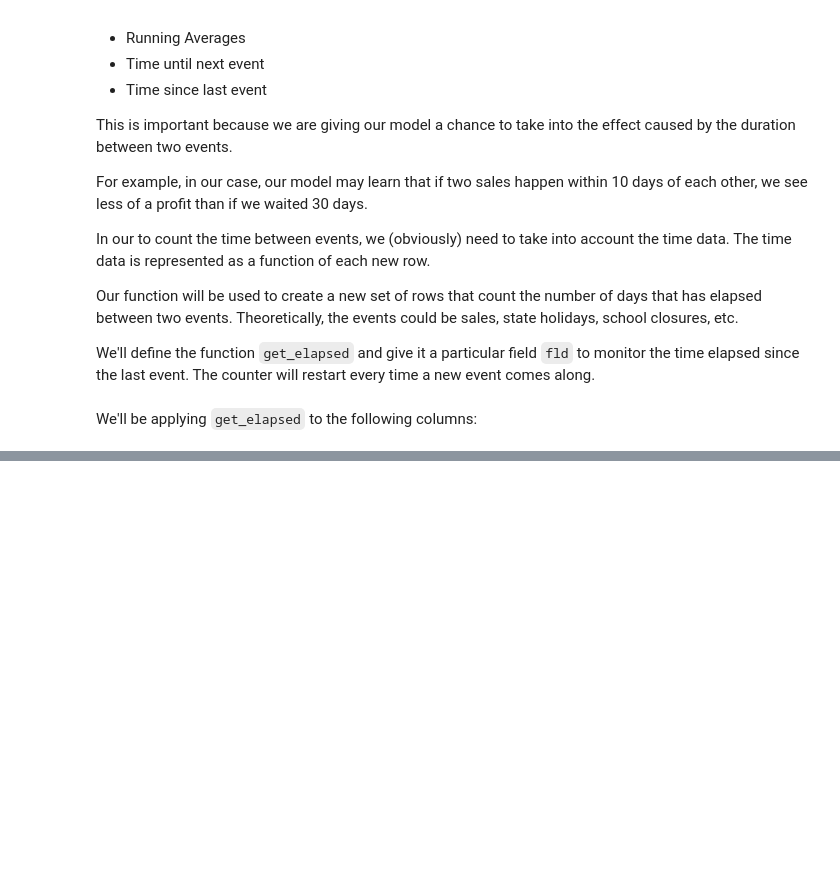
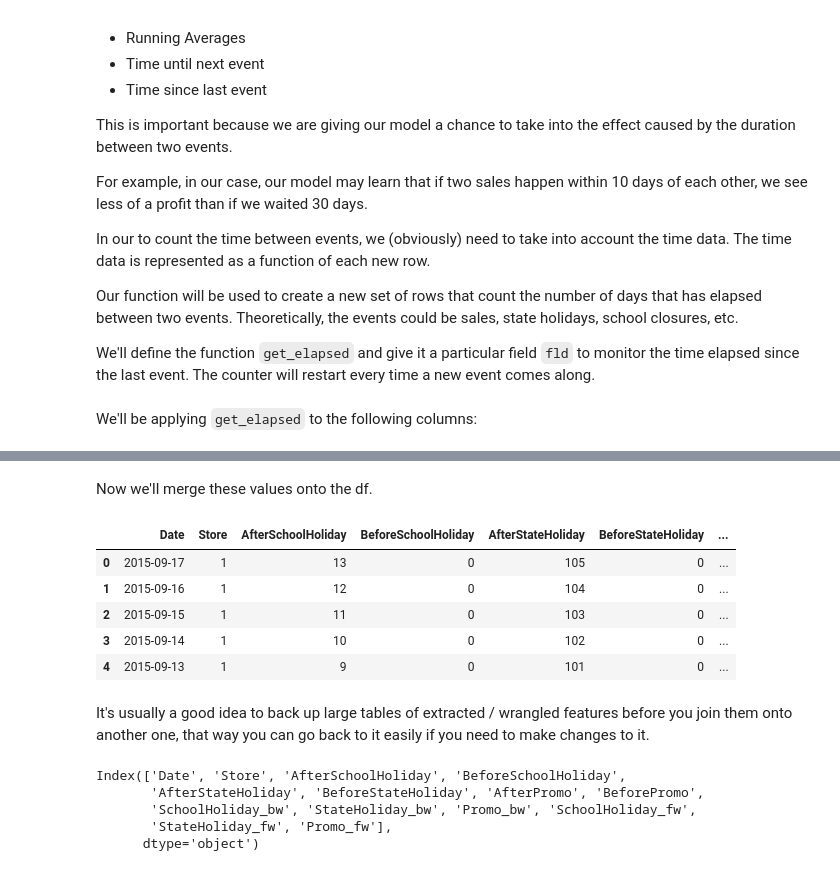
Before and after one commit to JayThibs/Machine-Learning-With-Tabular-Data, a Jupyter notebook: Rossman_Store_Sales_Tabular_Data.ipynb, the cells around one changed output, grey strips where cells are left out. Cells and saved outputs as stored; diff of their text form; code cells hidden in the pictures; blank space fills up the shorter version.

```diff
--- a/Rossman_Store_Sales_Tabular_Data.ipynb
+++ b/Rossman_Store_Sales_Tabular_Data.ipynb
@@ -299,0 +484,23 @@ df = train[columns].append(test[columns])
+# %%
+fwd.drop('Store',1,inplace=True)
+fwd.reset_index(inplace=True)
+# %%
+df.reset_index(inplace=True)
+# %% [markdown]
+Now we'll merge these values onto the df.
+# %%
+df = df.merge(bwd, 'left', ['Date', 'Store'], suffixes=['', '_bw'])
+df = df.merge(fwd, 'left', ['Date', 'Store'], suffixes=['', '_fw'])
+# %%
+df.drop(columns,1,inplace=True)
+# %%
+df.head()
+# %% [output]
+|  | Date | Store | AfterSchoolHoliday | BeforeSchoolHoliday | AfterStateHoliday | BeforeStateHoliday | ... |
+| 0 | 2015-09-17 | 1 | 13 | 0 | 105 | 0 | ... |
+| 1 | 2015-09-16 | 1 | 12 | 0 | 104 | 0 | ... |
+| 2 | 2015-09-15 | 1 | 11 | 0 | 103 | 0 | ... |
+| 3 | 2015-09-14 | 1 | 10 | 0 | 102 | 0 | ... |
+| 4 | 2015-09-13 | 1 | 9 | 0 | 101 | 0 | ... |
+# %% [markdown]
+It's usually a good idea to back up large tables of extracted / wrangled features before you join them onto another one, that way you can go back to it easily if you need to make changes to it.
@@ -299,0 +511,8 @@ df = train[columns].append(test[columns])
+# %%
+df.columns
+# %% [output]
+Index(['Date', 'Store', 'AfterSchoolHoliday', 'BeforeSchoolHoliday',
+       'AfterStateHoliday', 'BeforeStateHoliday', 'AfterPromo', 'BeforePromo',
+       'SchoolHoliday_bw', 'StateHoliday_bw', 'Promo_bw', 'SchoolHoliday_fw',
+       'StateHoliday_fw', 'Promo_fw'],
+      dtype='object')
```
Also changed, not shown: parts of 30 cells of this notebook.
